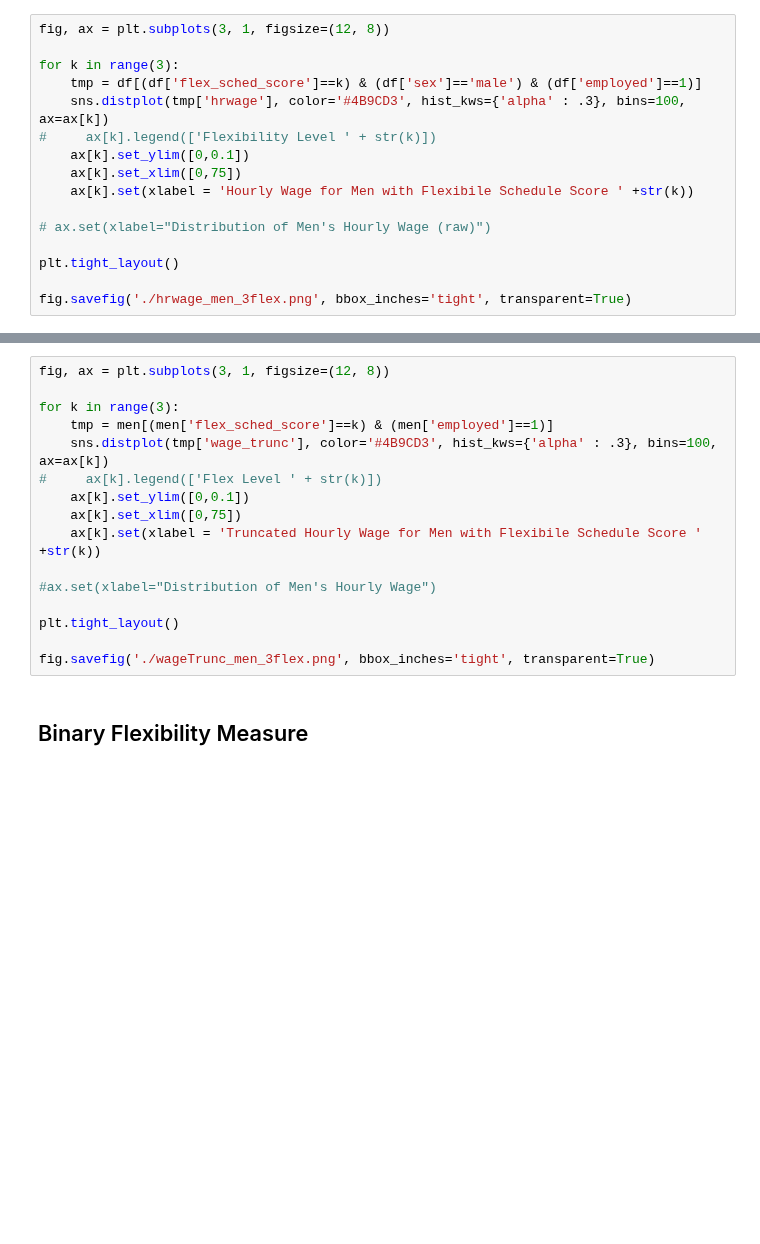
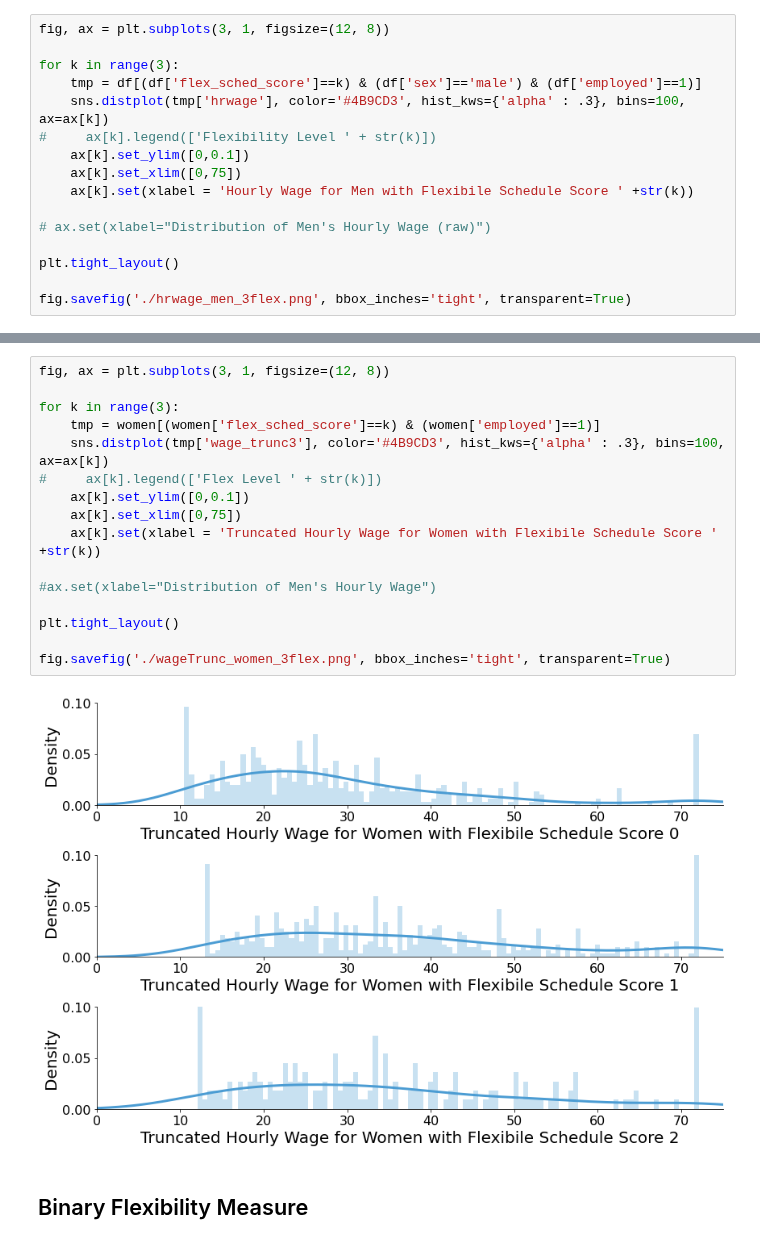
Before and after one commit to meganmccoy/flexibility-in-search-model, a Jupyter notebook: SimplifiedModel.ipynb, the cells around one changed output, grey strips where cells are left out. Saved outputs shown, nothing was run; the diff lists cells and outputs as text; blank space fills up the shorter version.

```diff
--- a/SimplifiedModel.ipynb
+++ b/SimplifiedModel.ipynb
@@ -420,19 +745,21 @@ fig.savefig('./hrwage_men_3flex.png', bbox_inches='tight', transparent=True)
 # %%
 fig, ax = plt.subplots(3, 1, figsize=(12, 8))
 
 for k in range(3):
-    tmp = men[(men['flex_sched_score']==k) & (men['employed']==1)]
-    sns.distplot(tmp['wage_trunc'], color='#4B9CD3', hist_kws={'alpha' : .3}, bins=100, ax=ax[k])
+    tmp = women[(women['flex_sched_score']==k) & (women['employed']==1)]
+    sns.distplot(tmp['wage_trunc3'], color='#4B9CD3', hist_kws={'alpha' : .3}, bins=100, ax=ax[k])
 #     ax[k].legend(['Flex Level ' + str(k)])
     ax[k].set_ylim([0,0.1])
     ax[k].set_xlim([0,75])
-    ax[k].set(xlabel = 'Truncated Hourly Wage for Men with Flexibile Schedule Score ' +str(k))
+    ax[k].set(xlabel = 'Truncated Hourly Wage for Women with Flexibile Schedule Score ' +str(k))
 
 #ax.set(xlabel="Distribution of Men's Hourly Wage")
 
 plt.tight_layout()
 
-fig.savefig('./wageTrunc_men_3flex.png', bbox_inches='tight', transparent=True)
+fig.savefig('./wageTrunc_women_3flex.png', bbox_inches='tight', transparent=True)
+# %% [output]
+[figure, added]
 # %% [markdown]
 ## Binary Flexibility Measure
 # %%
```
Also changed, not shown: parts of 71 cells of this notebook.
